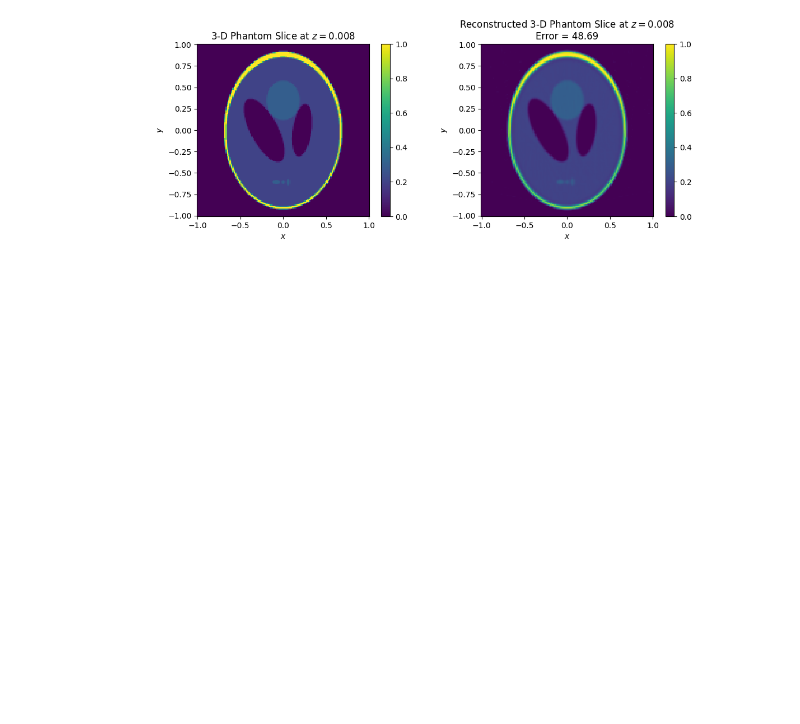
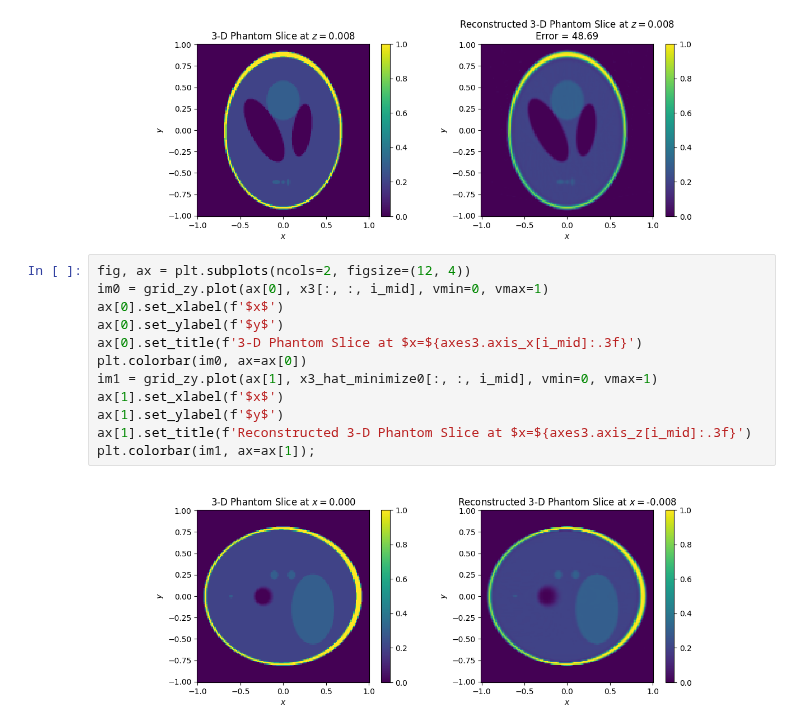
Before and after one commit to butala/pyinverse, a Jupyter notebook: notebooks/Regularized 3D reconstruction.ipynb, the cells around one changed output. Saved outputs shown, nothing was run; the diff lists cells and outputs as text; blank space fills up the shorter version.

```diff
--- a/notebooks/Regularized 3D reconstruction.ipynb
+++ b/notebooks/Regularized 3D reconstruction.ipynb
@@ -330,3 +346,17 @@ ax[1].set_title(f'Reconstructed 3-D Phantom Slice at $z=${axes3.axis_z[k_mid]:.3
 plt.colorbar(im1, ax=ax[1]);
 # %% [output]
 [figure]
+# %%
+fig, ax = plt.subplots(ncols=2, figsize=(12, 4))
+im0 = grid_zy.plot(ax[0], x3[:, :, i_mid], vmin=0, vmax=1)
+ax[0].set_xlabel(f'$x$')
+ax[0].set_ylabel(f'$y$')
+ax[0].set_title(f'3-D Phantom Slice at $x=${axes3.axis_x[i_mid]:.3f}')
+plt.colorbar(im0, ax=ax[0])
+im1 = grid_zy.plot(ax[1], x3_hat_minimize0[:, :, i_mid], vmin=0, vmax=1)
+ax[1].set_xlabel(f'$x$')
+ax[1].set_ylabel(f'$y$')
+ax[1].set_title(f'Reconstructed 3-D Phantom Slice at $x=${axes3.axis_z[i_mid]:.3f}')
+plt.colorbar(im1, ax=ax[1]);
+# %% [output]
+[figure, added]
```
Also changed, not shown: parts of 3 cells of this notebook.
